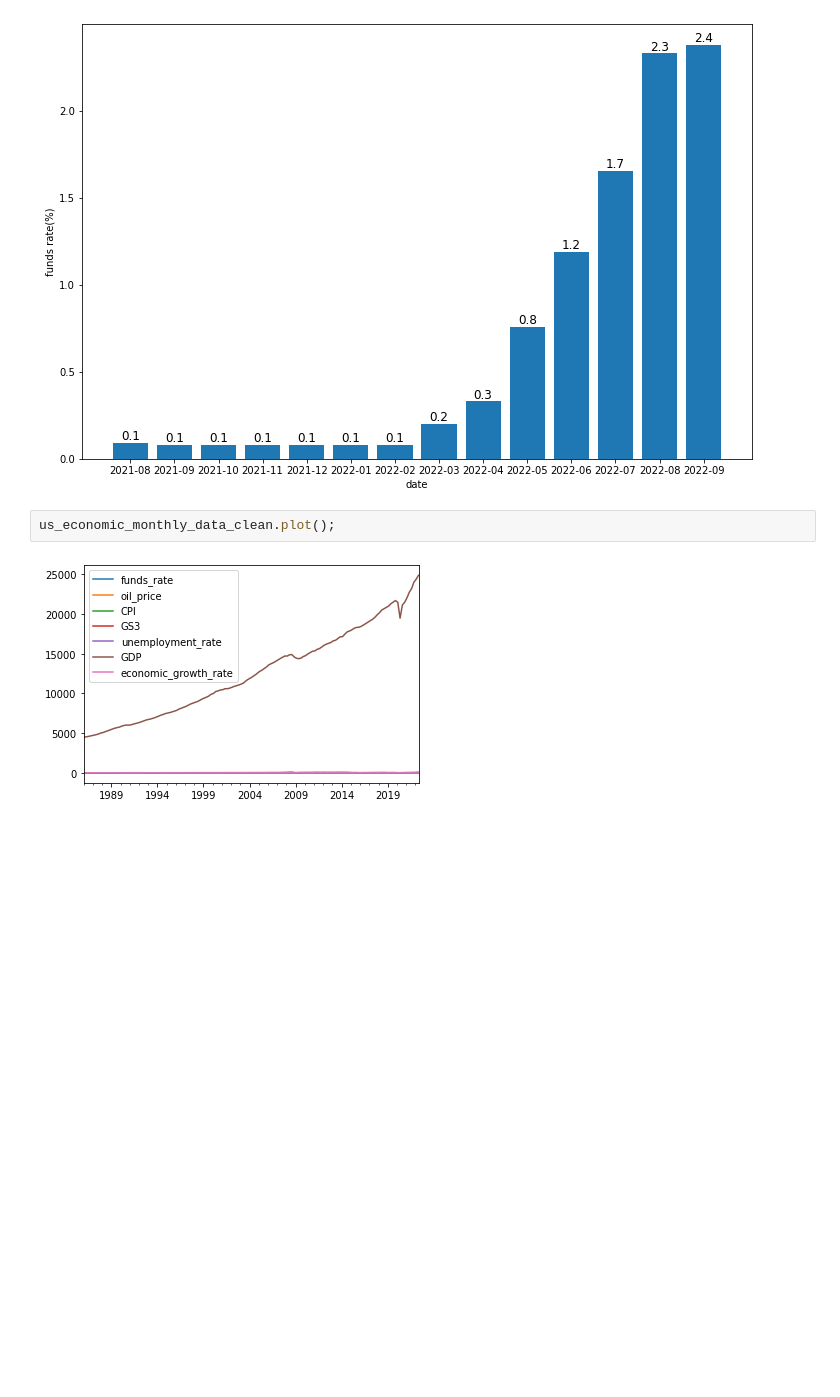
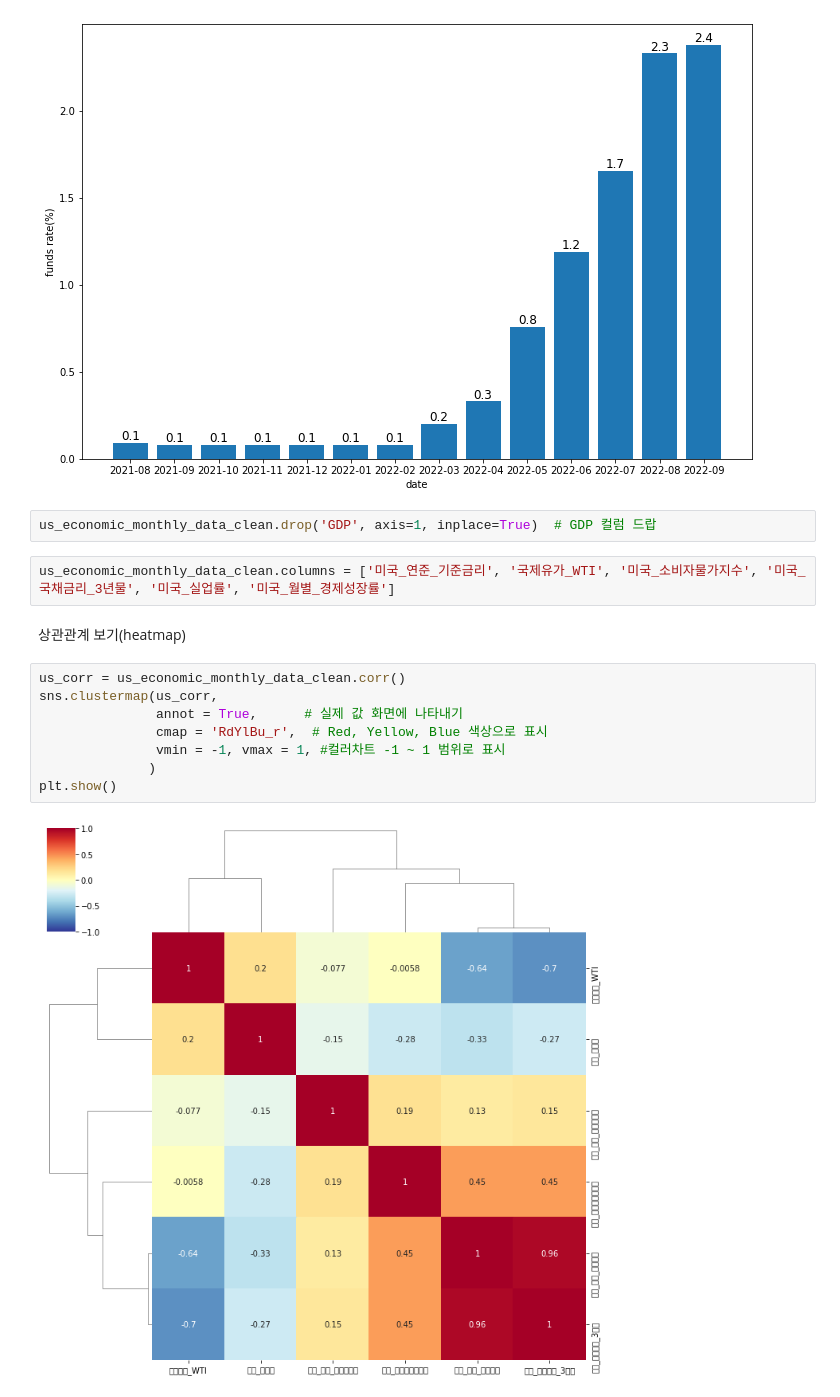
Before and after one commit to nan-park/section2_project, a Jupyter notebook: data_visualization.ipynb, the cells around one changed output. Saved outputs shown, nothing was run; the diff lists cells and outputs as text; blank space fills up the shorter version.

```diff
--- a/data_visualization.ipynb
+++ b/data_visualization.ipynb
@@ -45,7 +71,19 @@ plt.ylabel('funds rate(%)')
 plt.show()
 # %% [output]
 [figure]
-# %%
-us_economic_monthly_data_clean.plot();
-# %% [output]
-[figure, removed]
+# %%
+us_economic_monthly_data_clean.drop('GDP', axis=1, inplace=True)  # GDP 컬럼 드랍
+# %%
+us_economic_monthly_data_clean.columns = ['미국_연준_기준금리', '국제유가_WTI', '미국_소비자물가지수', '미국_국채금리_3년물', '미국_실업률', '미국_월별_경제성장률']
+# %% [markdown]
+상관관계 보기(heatmap)
+# %%
+us_corr = us_economic_monthly_data_clean.corr()
+sns.clustermap(us_corr,
+               annot = True,      # 실제 값 화면에 나타내기
+               cmap = 'RdYlBu_r',  # Red, Yellow, Blue 색상으로 표시
+               vmin = -1, vmax = 1, #컬러차트 -1 ~ 1 범위로 표시
+              )
+plt.show()
+# %% [output]
+[figure, added]
```
Also changed, not shown: parts of 3 cells of this notebook.
